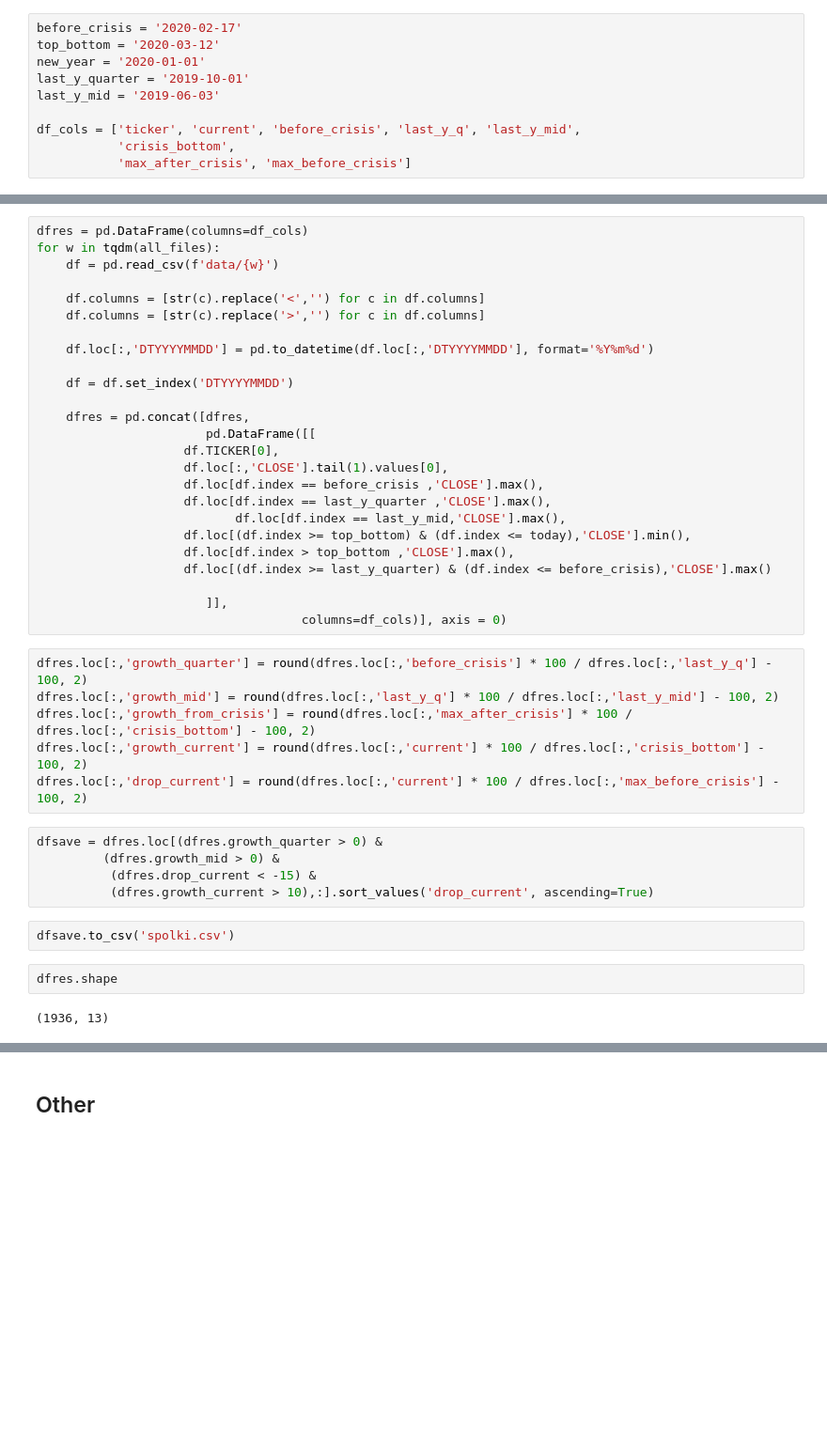
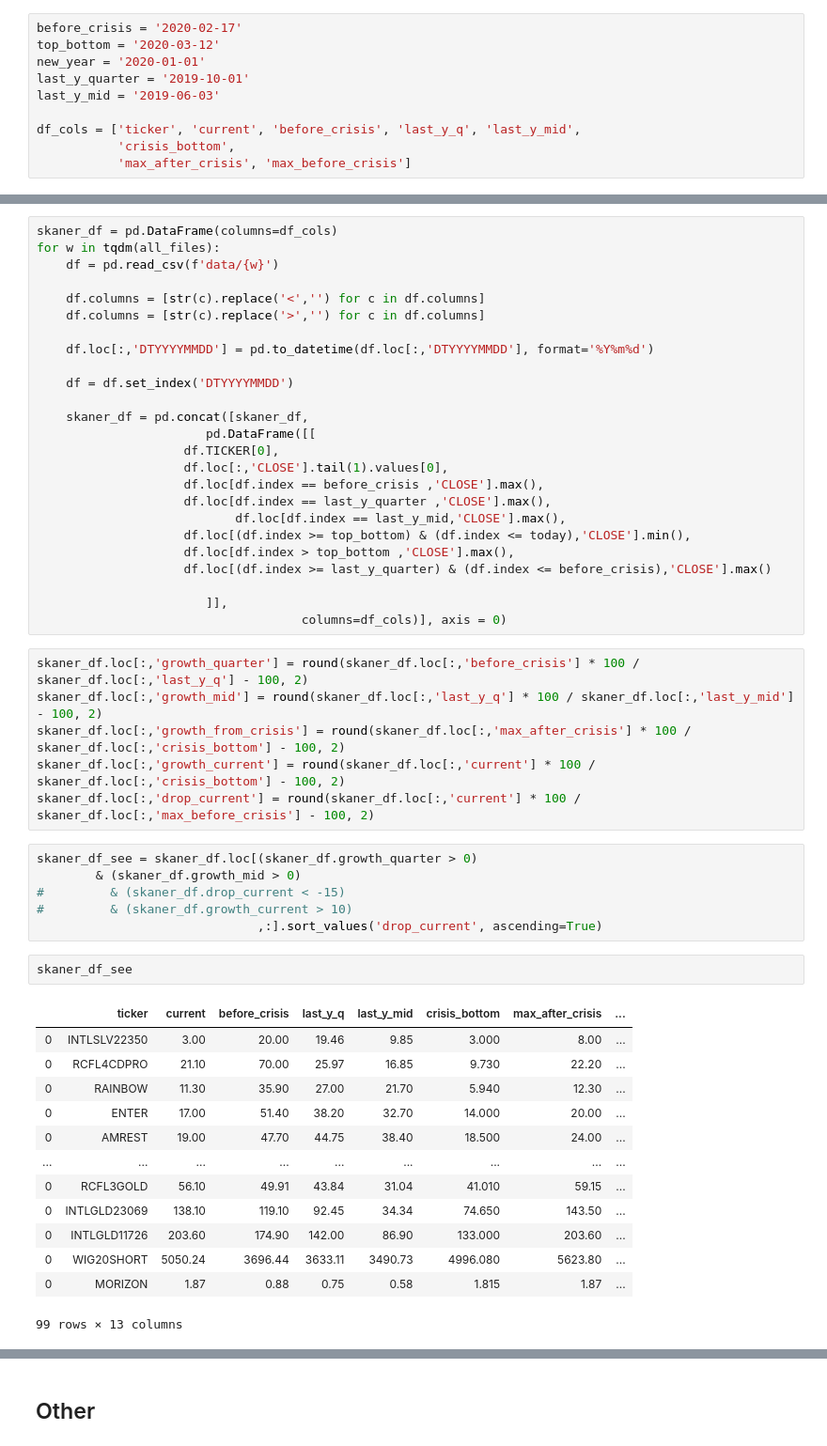
Before and after one commit to showeye/wse_analytics, a Jupyter notebook: bossa.ipynb, the cells around one changed output, grey strips where cells are left out. Shown: that part at 94% size. Saved outputs shown, nothing was run; the diff lists cells and outputs as text; blank space fills up the shorter version.

```diff
--- a/bossa.ipynb
+++ b/bossa.ipynb
@@ -105,5 +150,5 @@ df_cols = ['ticker', 'current', 'before_crisis', 'last_y_q', 'last_y_mid',
 # %%
-dfres = pd.DataFrame(columns=df_cols)
+skaner_df = pd.DataFrame(columns=df_cols)
 for w in tqdm(all_files):
     df = pd.read_csv(f'data/{w}')
 
@@ -114,7 +159,7 @@ for w in tqdm(all_files):
 
     df = df.set_index('DTYYYYMMDD')
 
-    dfres = pd.concat([dfres,
+    skaner_df = pd.concat([skaner_df,
                        pd.DataFrame([[
                     df.TICKER[0],
                     df.loc[:,'CLOSE'].tail(1).values[0],
@@ -128,19 +173,30 @@ for w in tqdm(all_files):
                        ]],
                                     columns=df_cols)], axis = 0)
 # %%
-dfres.loc[:,'growth_quarter'] = round(dfres.loc[:,'before_crisis'] * 100 / dfres.loc[:,'last_y_q'] - 100, 2)
-dfres.loc[:,'growth_mid'] = round(dfres.loc[:,'last_y_q'] * 100 / dfres.loc[:,'last_y_mid'] - 100, 2)
-dfres.loc[:,'growth_from_crisis'] = round(dfres.loc[:,'max_after_crisis'] * 100 / dfres.loc[:,'crisis_bottom'] - 100, 2)
-dfres.loc[:,'growth_current'] = round(dfres.loc[:,'current'] * 100 / dfres.loc[:,'crisis_bottom'] - 100, 2)
-dfres.loc[:,'drop_current'] = round(dfres.loc[:,'current'] * 100 / dfres.loc[:,'max_before_crisis'] - 100, 2)
+skaner_df.loc[:,'growth_quarter'] = round(skaner_df.loc[:,'before_crisis'] * 100 / skaner_df.loc[:,'last_y_q'] - 100, 2)
+skaner_df.loc[:,'growth_mid'] = round(skaner_df.loc[:,'last_y_q'] * 100 / skaner_df.loc[:,'last_y_mid'] - 100, 2)
+skaner_df.loc[:,'growth_from_crisis'] = round(skaner_df.loc[:,'max_after_crisis'] * 100 / skaner_df.loc[:,'crisis_bottom'] - 100, 2)
+skaner_df.loc[:,'growth_current'] = round(skaner_df.loc[:,'current'] * 100 / skaner_df.loc[:,'crisis_bottom'] - 100, 2)
+skaner_df.loc[:,'drop_current'] = round(skaner_df.loc[:,'current'] * 100 / skaner_df.loc[:,'max_before_crisis'] - 100, 2)
 # %%
-dfsave = dfres.loc[(dfres.growth_quarter > 0) &
-         (dfres.growth_mid > 0) &
-          (dfres.drop_current < -15) &
-          (dfres.growth_current > 10),:].sort_values('drop_current', ascending=True)
+skaner_df_see = skaner_df.loc[(skaner_df.growth_quarter > 0)
+        & (skaner_df.growth_mid > 0)
+#         & (skaner_df.drop_current < -15)
+#         & (skaner_df.growth_current > 10)
+                              ,:].sort_values('drop_current', ascending=True)
-# %%
-dfsave.to_csv('spolki.csv')
-# %%
-dfres.shape
-# %% [output]
-(1936, 13)
+# %%
+skaner_df_see
+# %% [output]
+|  | ticker | current | before_crisis | last_y_q | last_y_mid | crisis_bottom | max_after_crisis | ... |
+| 0 | INTLSLV22350 | 3.00 | 20.00 | 19.46 | 9.85 | 3.000 | 8.00 | ... |
+| 0 | RCFL4CDPRO | 21.10 | 70.00 | 25.97 | 16.85 | 9.730 | 22.20 | ... |
+| 0 | RAINBOW | 11.30 | 35.90 | 27.00 | 21.70 | 5.940 | 12.30 | ... |
+| 0 | ENTER | 17.00 | 51.40 | 38.20 | 32.70 | 14.000 | 20.00 | ... |
+| 0 | AMREST | 19.00 | 47.70 | 44.75 | 38.40 | 18.500 | 24.00 | ... |
+| ... | ... | ... | ... | ... | ... | ... | ... | ... |
+| 0 | RCFL3GOLD | 56.10 | 49.91 | 43.84 | 31.04 | 41.010 | 59.15 | ... |
+| 0 | INTLGLD23069 | 138.10 | 119.10 | 92.45 | 34.34 | 74.650 | 143.50 | ... |
+| 0 | INTLGLD11726 | 203.60 | 174.90 | 142.00 | 86.90 | 133.000 | 203.60 | ... |
+| 0 | WIG20SHORT | 5050.24 | 3696.44 | 3633.11 | 3490.73 | 4996.080 | 5623.80 | ... |
+| 0 | MORIZON | 1.87 | 0.88 | 0.75 | 0.58 | 1.815 | 1.87 | ... |
+99 rows × 13 columns
```
Also changed, not shown: parts of 18 cells of this notebook.
